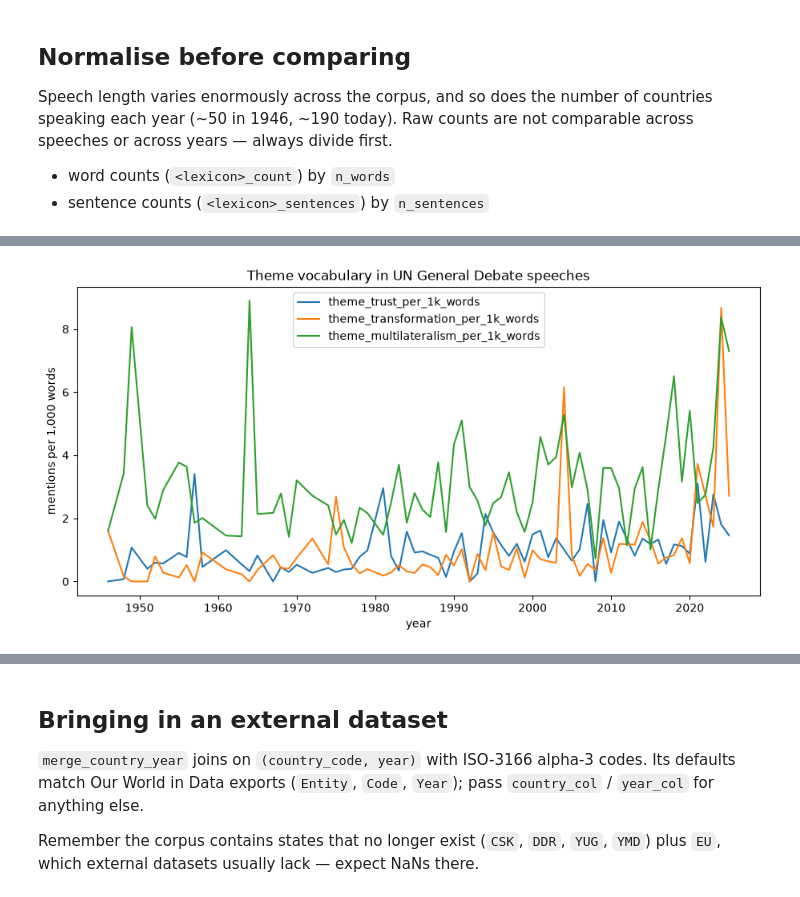
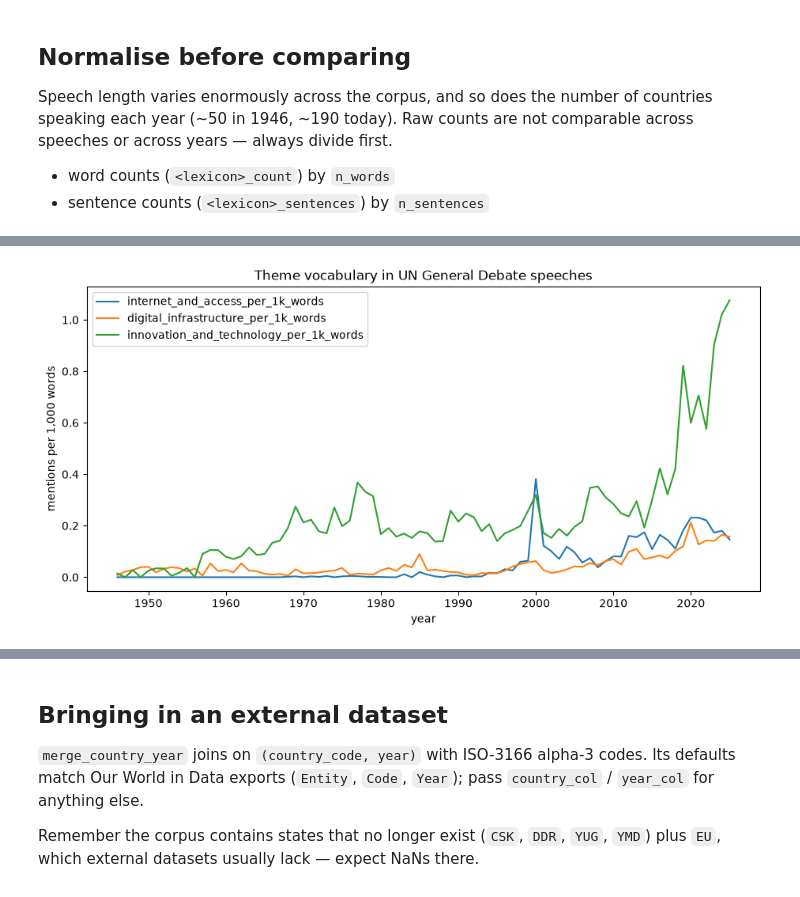
Before and after one commit to bwcd213/UN-General-Debate-Analysis, a Jupyter notebook: notebooks/template.ipynb, the cells around one changed output, grey strips where cells are left out. Cells and saved outputs as stored; diff of their text form; code cells hidden in the pictures.

```diff
--- a/notebooks/template.ipynb
+++ b/notebooks/template.ipynb
@@ -118,14 +154,13 @@ rates.groupby("year")[[f"{lex}_per_1k_words" for lex in LEXICONS]].mean().tail()
 # %%
 # A first look: how much the themes are talked about over time
 yearly = rates.groupby("year")[
-    ["theme_trust_per_1k_words", "theme_transformation_per_1k_words",
-     "theme_multilateralism_per_1k_words"]
+    ["internet_and_access_per_1k_words",'digital_infrastructure_per_1k_words','innovation_and_technology_per_1k_words']
 ].mean()
 
 yearly.plot(figsize=(11, 5))
 plt.ylabel("mentions per 1,000 words")
 plt.xlabel("year")
 plt.title("Theme vocabulary in UN General Debate speeches")
 plt.show()
 # %% [output]
-[figure, old version]
+[figure, new version]
```
Also changed, not shown: parts of 11 cells of this notebook, 3 other files.
